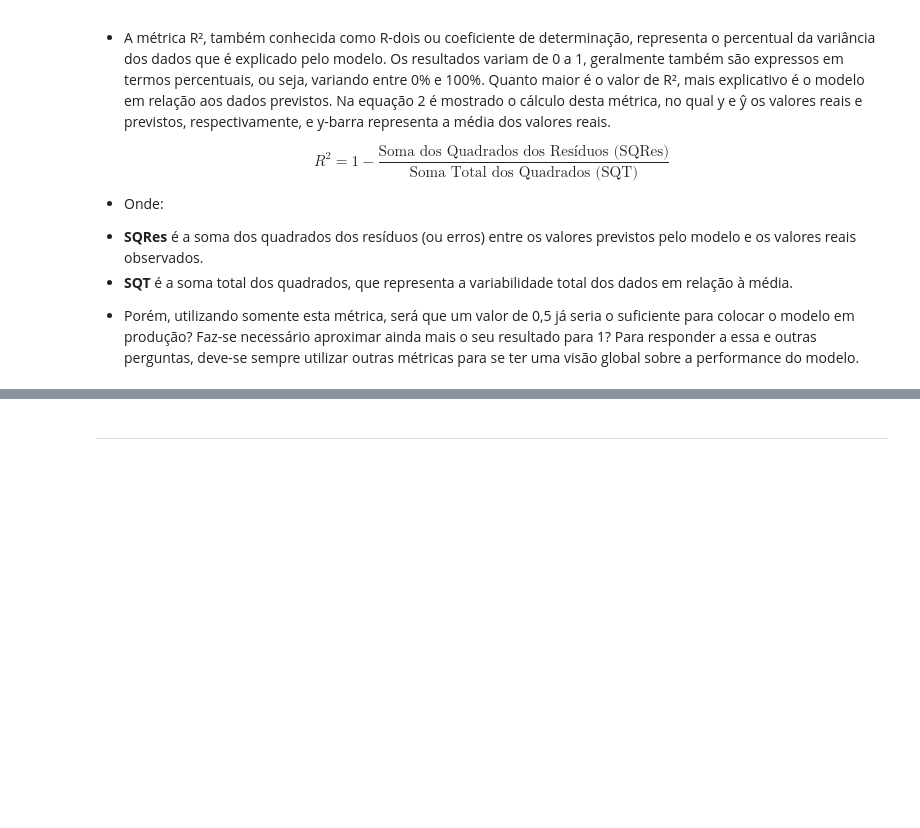
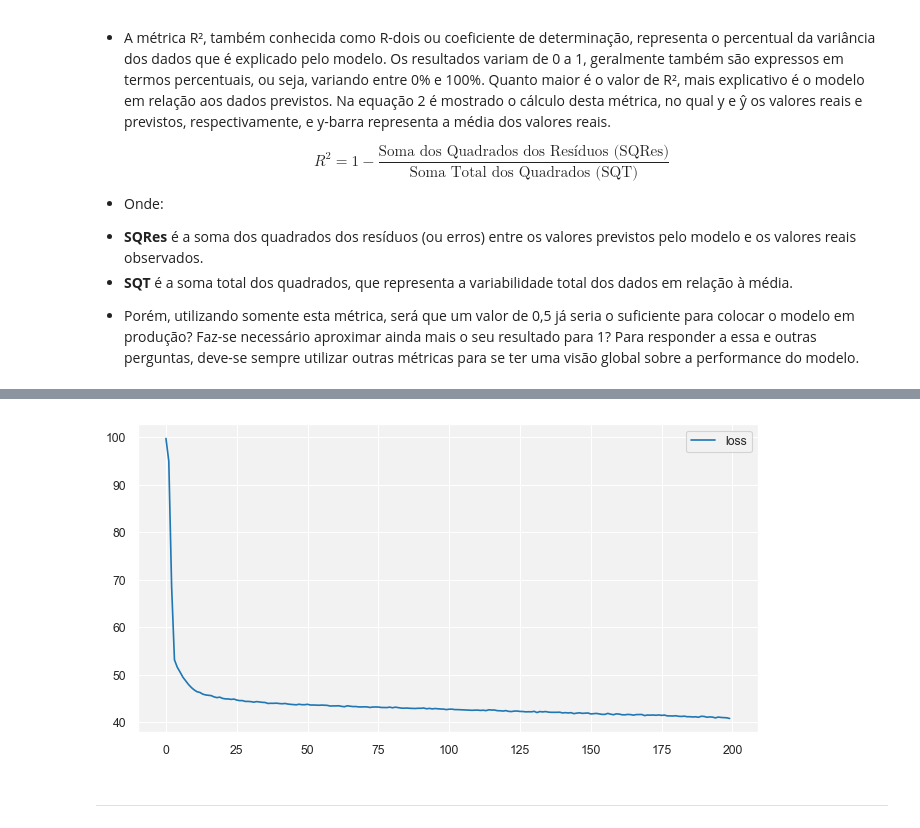
Before and after one commit to Krupique/mlops-projects, a Jupyter notebook: 02-bigmart_sales_prediction/notebook/demand_forecaster_tf.ipynb, the cells around one changed output, grey strips where cells are left out. Saved outputs shown, nothing was run; the diff lists cells and outputs as text; code cells hidden in the pictures; blank space fills up the shorter version.

```diff
--- a/02-bigmart_sales_prediction/notebook/demand_forecaster_tf.ipynb
+++ b/02-bigmart_sales_prediction/notebook/demand_forecaster_tf.ipynb
@@ -290,2 +287,9 @@ train_r2, test_r2
+# %%
+pd.DataFrame(history.history).plot(figsize=(8,4))
+plt.grid(True)
+# plt.gca().set_ylim(0,1)
+plt.show()
+# %% [output]
+[figure, added]
 # %% [markdown]
 ---
```
Also changed, not shown: parts of 11 cells of this notebook, 1 other file.
